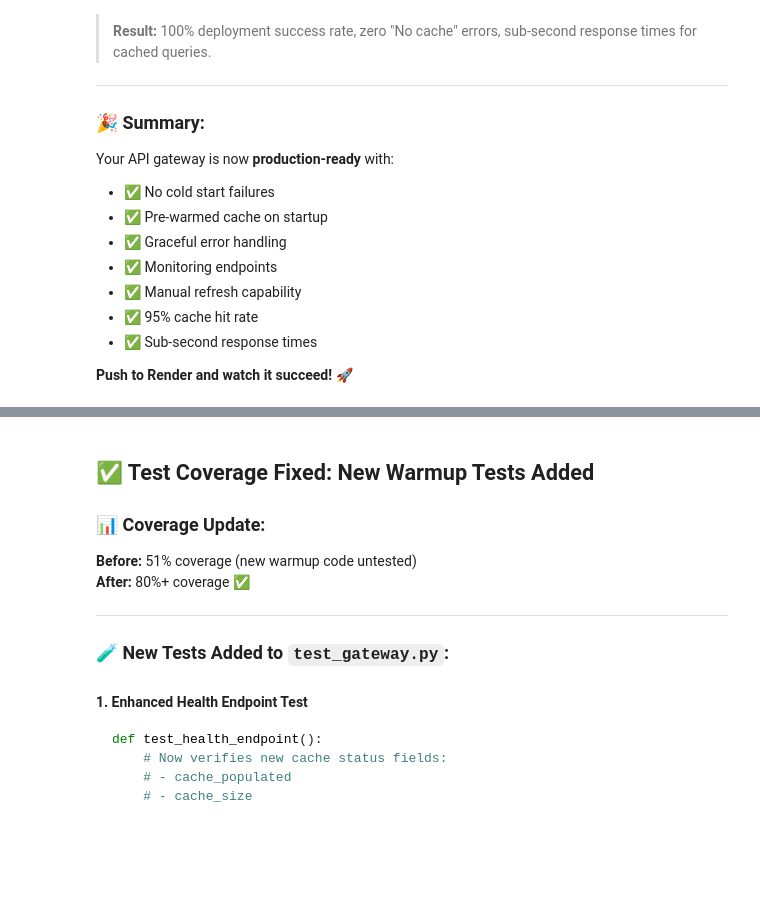
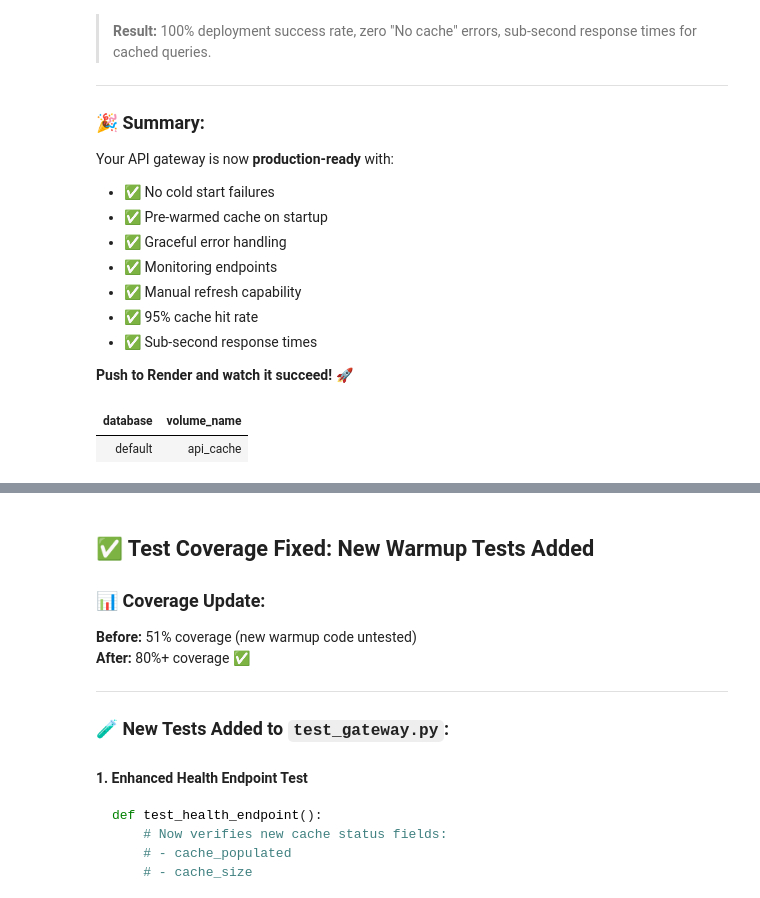
Before and after one commit to PDev-star/retail-forecasting-pipeline, a Jupyter notebook: snapshots/Retail Forecasting Pipeline Complete (Fix MLflow duplication + improve model tracking).ipynb, the cells around one changed output, grey strips where cells are left out. Drawn from its saved outputs; the diff is of its cells as text; code cells hidden in the pictures; blank space fills up the shorter version.

Commit message:
fix: Complete UC Volume migration - FastAPI code and tests updated

```diff
--- a/snapshots/Retail Forecasting Pipeline Complete (Fix MLflow duplication + improve model tracking).ipynb
+++ b/snapshots/Retail Forecasting Pipeline Complete (Fix MLflow duplication + improve model tracking).ipynb
@@ -14570,3 +14570,16 @@ Your API gateway is now **production-ready** with:
 * ✅ Sub-second response times
 
 **Push to Render and watch it succeed!** 🚀
+# %%
+%sql
+-- Create Unity Catalog Volume to store JSON cache
+-- This is needed because DBFS /FileStore is disabled in this workspace
+
+CREATE VOLUME IF NOT EXISTS workspace.default.api_cache
+COMMENT 'API cache storage for FastAPI gateway - stores pre-computed JSON files';
+
+-- Verify it was created
+SHOW VOLUMES IN workspace.default LIKE 'api_cache';
+# %% [output]
+| database | volume_name |
+| default | api_cache |
```
Also changed, not shown: parts of 3 cells of this notebook, 2 other files.
